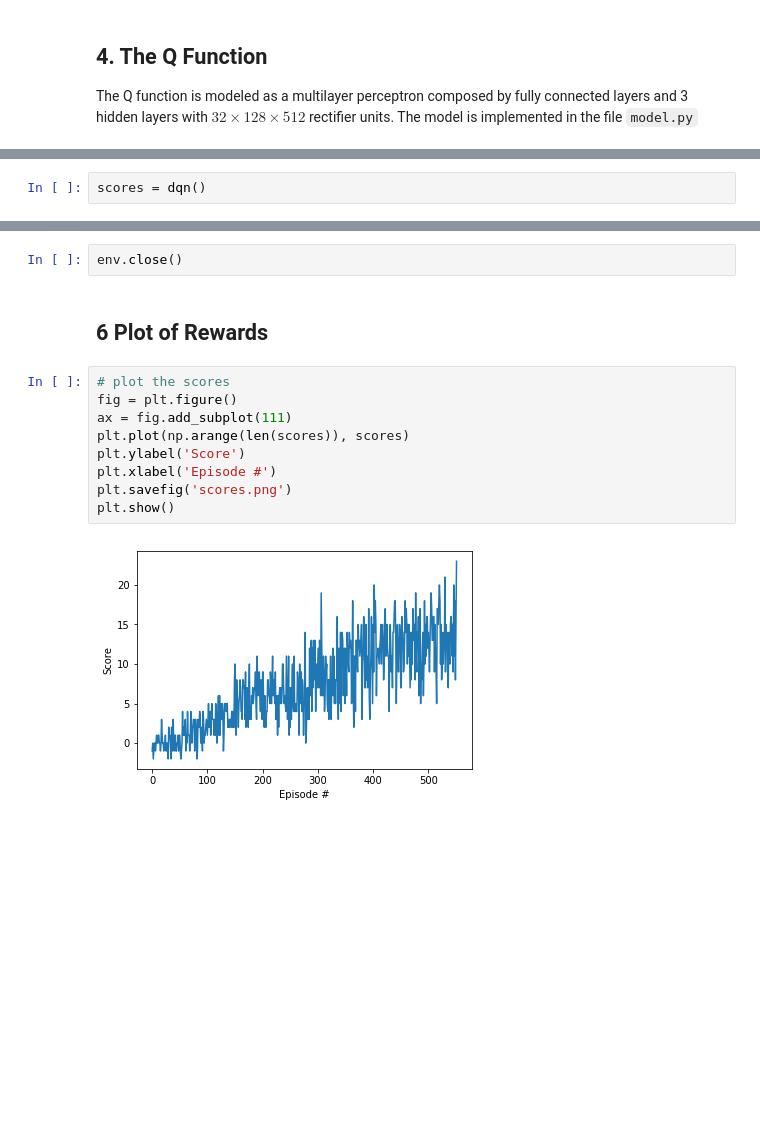
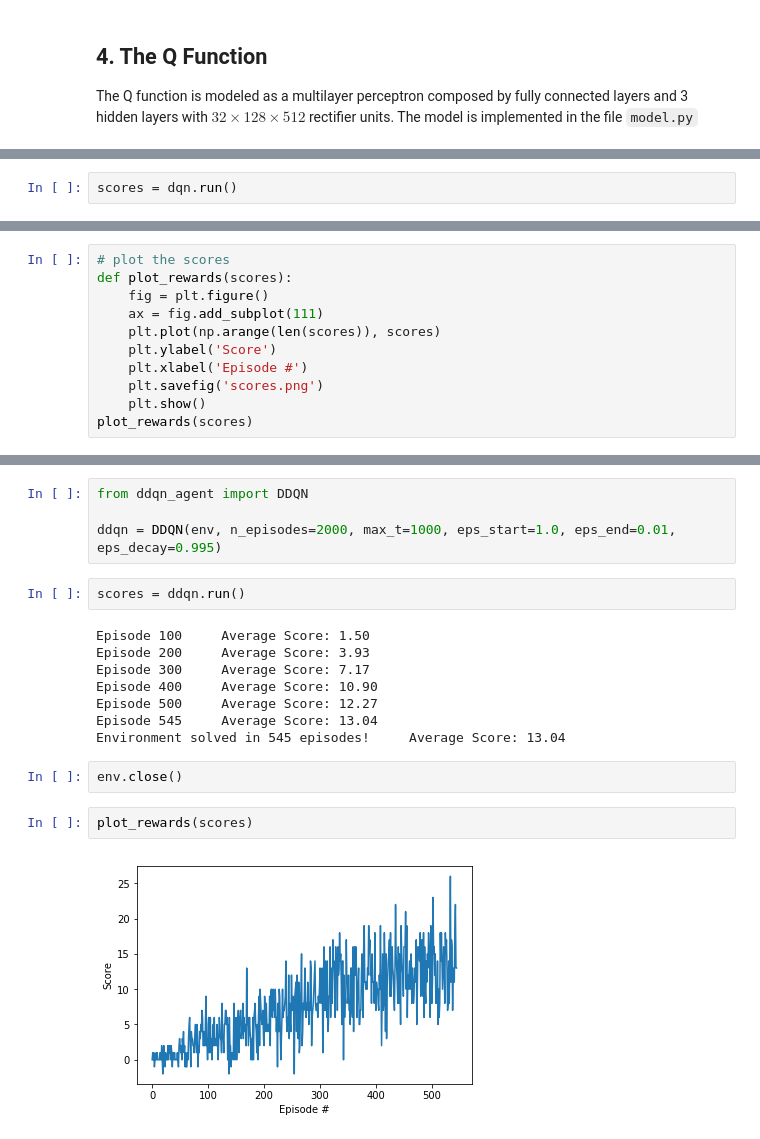
Before and after one commit to framarbon/udacity-navigation, a Jupyter notebook: Navigation.ipynb, the cells around one changed output, grey strips where cells are left out. Drawn from its saved outputs; the diff is of its cells as text; blank space fills up the shorter version.

Commit message:
Add DDQN

```diff
--- a/Navigation.ipynb
+++ b/Navigation.ipynb
@@ -141,5 +102,5 @@ def dqn(n_episodes=2000, max_t=1000, eps_start=1.0, eps_end=0.01, eps_decay=0.99
 # %%
-scores = dqn()
+scores = dqn.run()
 # %% [output]
 Episode 100     Average Score: 0.74
 Episode 200     Average Score: 4.43
@@ -150,0 +114,11 @@ Environment solved in 452 episodes!     Average Score: 13.00
+# %%
+# plot the scores
+def plot_rewards(scores):
+    fig = plt.figure()
+    ax = fig.add_subplot(111)
+    plt.plot(np.arange(len(scores)), scores)
+    plt.ylabel('Score')
+    plt.xlabel('Episode #')
+    plt.savefig('scores.png')
+    plt.show()
+plot_rewards(scores)
@@ -151,15 +129,20 @@ Environment solved in 452 episodes!     Average Score: 13.00
+# %%
+from ddqn_agent import DDQN
+
+ddqn = DDQN(env, n_episodes=2000, max_t=1000, eps_start=1.0, eps_end=0.01, eps_decay=0.995)
+# %%
+scores = ddqn.run()
+# %% [output]
+Episode 100     Average Score: 1.50
+Episode 200     Average Score: 3.93
+Episode 300     Average Score: 7.17
+Episode 400     Average Score: 10.90
+Episode 500     Average Score: 12.27
+Episode 545     Average Score: 13.04
+Environment solved in 545 episodes!     Average Score: 13.04
 # %%
 env.close()
-# %% [markdown]
-## 6 Plot of Rewards
-# %%
-# plot the scores
-fig = plt.figure()
-ax = fig.add_subplot(111)
-plt.plot(np.arange(len(scores)), scores)
-plt.ylabel('Score')
-plt.xlabel('Episode #')
-plt.savefig('scores.png')
-plt.show()
-# %% [output]
-[figure, removed]
+# %%
+plot_rewards(scores)
+# %% [output]
+[figure, added]
```
Also changed, not shown: parts of 11 cells of this notebook, 24 other files.
